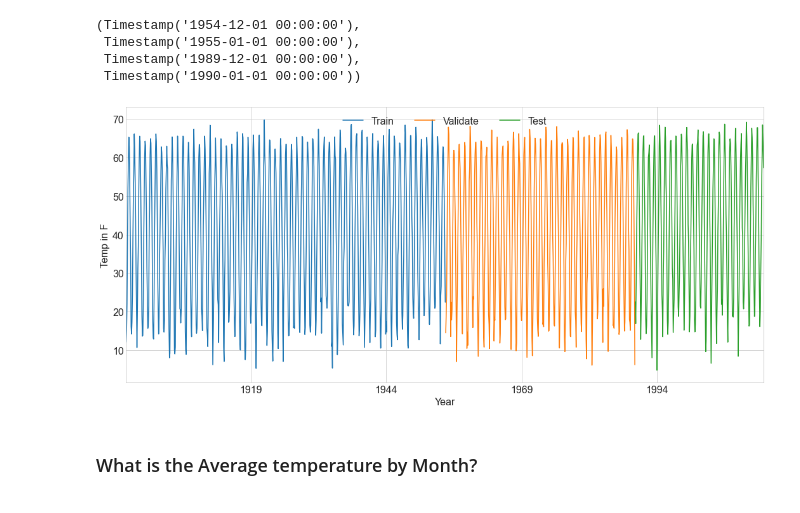
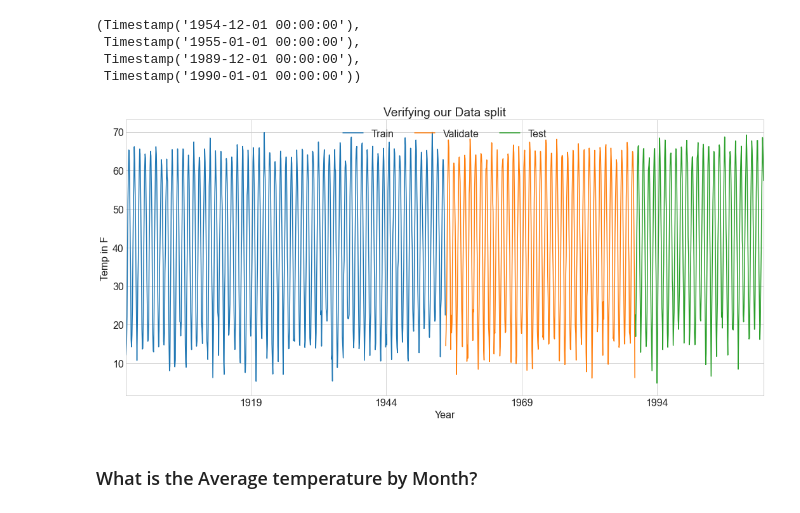
Before and after one commit to DanChurchill/time_series_exercises, a Jupyter notebook: time_series_mini-project.ipynb, the cells around one changed output. Saved outputs shown, nothing was run; the diff lists cells and outputs as text; code cells hidden in the pictures.

```diff
--- a/time_series_mini-project.ipynb
+++ b/time_series_mini-project.ipynb
@@ -189,13 +194,14 @@ train.index.max(), validate.index.min(), validate.index.max(), test.index.min()
 # %%
 train.temp.plot()
 validate.temp.plot()
 test.temp.plot()
-plt.legend(labels=['Train', 'Validate', 'Test'],loc='upper center',ncol=3,frameon=False)
+plt.legend(labels=['Train', 'Validate', 'Test'],loc='upper center',ncol=3,frameon=False,bbox_to_anchor=(0.5, 1))
+plt.title('Verifying our Data split')
 plt.xlabel('Year')
 plt.ylabel('Temp in F')
 plt.show()
 # %% [output]
-[figure, old version]
+[figure, new version]
 # %% [markdown]
 ### What is the Average temperature by Month?
 # %%
```
Also changed, not shown: parts of 26 cells of this notebook.
